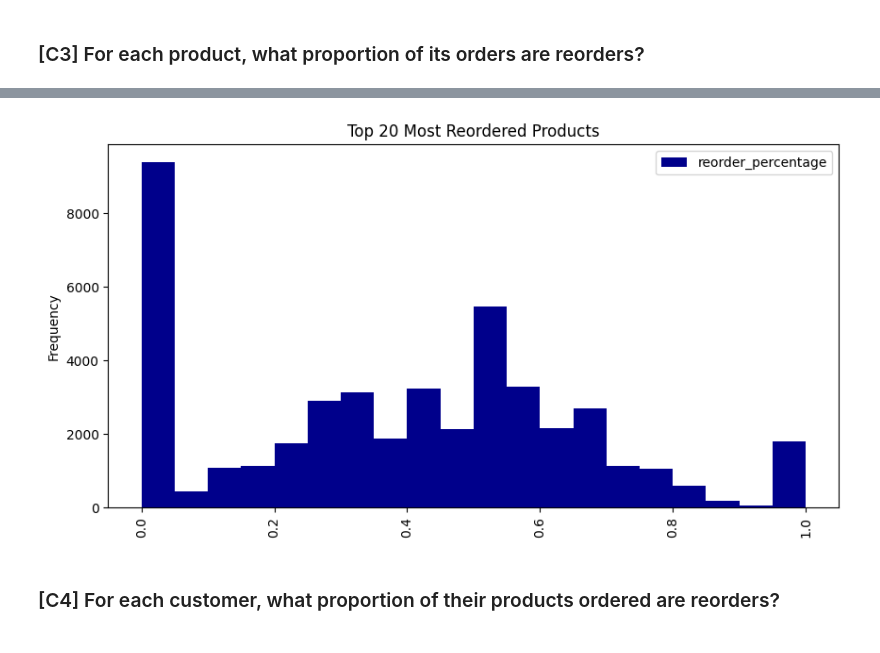
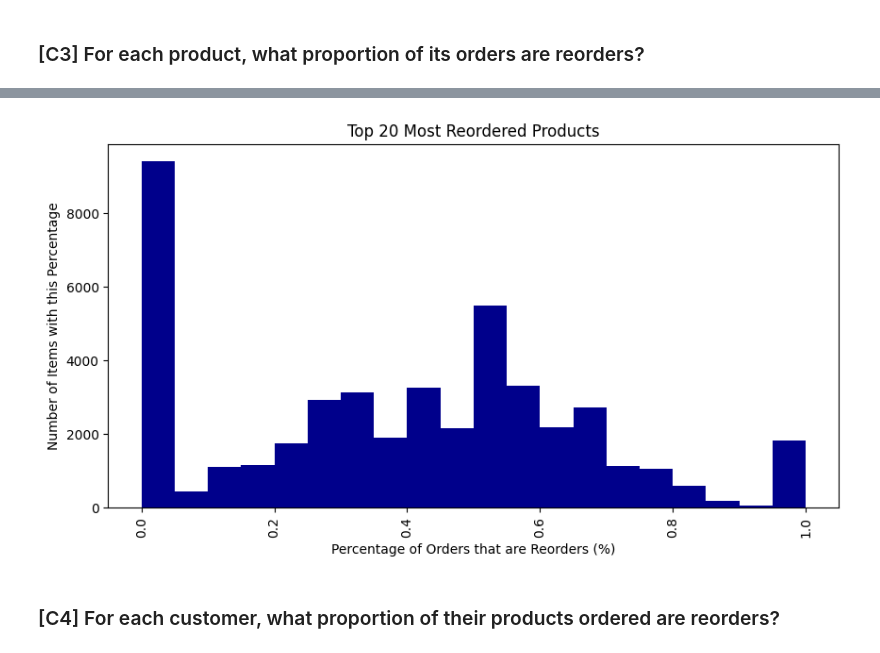
Before and after one commit to Malokingi/EDA-Project, a Jupyter notebook: EDA_notebook.ipynb, the cells around one changed output, grey strips where cells are left out. Saved outputs shown, nothing was run; the diff lists cells and outputs as text; code cells hidden in the pictures.

```diff
--- a/EDA_notebook.ipynb
+++ b/EDA_notebook.ipynb
@@ -578,21 +563,23 @@ print(reo_perc.head(20))
 # %%
 # Make a Bar Chart
 reo_perc.plot(
     kind='hist',
     bins=20,
     y='reorder_percentage',
-    xlabel='Product Name',
-    ylabel='Times Reordered',
     color='darkblue',
     title='Top 20 Most Reordered Products',
     figsize=[10, 5],
-    rot=90
+    rot=90,
+    legend=False
 )
+
+plt.xlabel('Percentage of Orders that are Reorders (%)')
+plt.ylabel('Number of Items with this Percentage')
 
 # Display the plot
 plt.show()
 # %% [output]
-[figure, old version]
+[figure, new version]
 # %% [markdown]
 ### [C4] For each customer, what proportion of their products ordered are reorders?
 # %%
```
Also changed, not shown: parts of 27 cells of this notebook, 2 other files.
